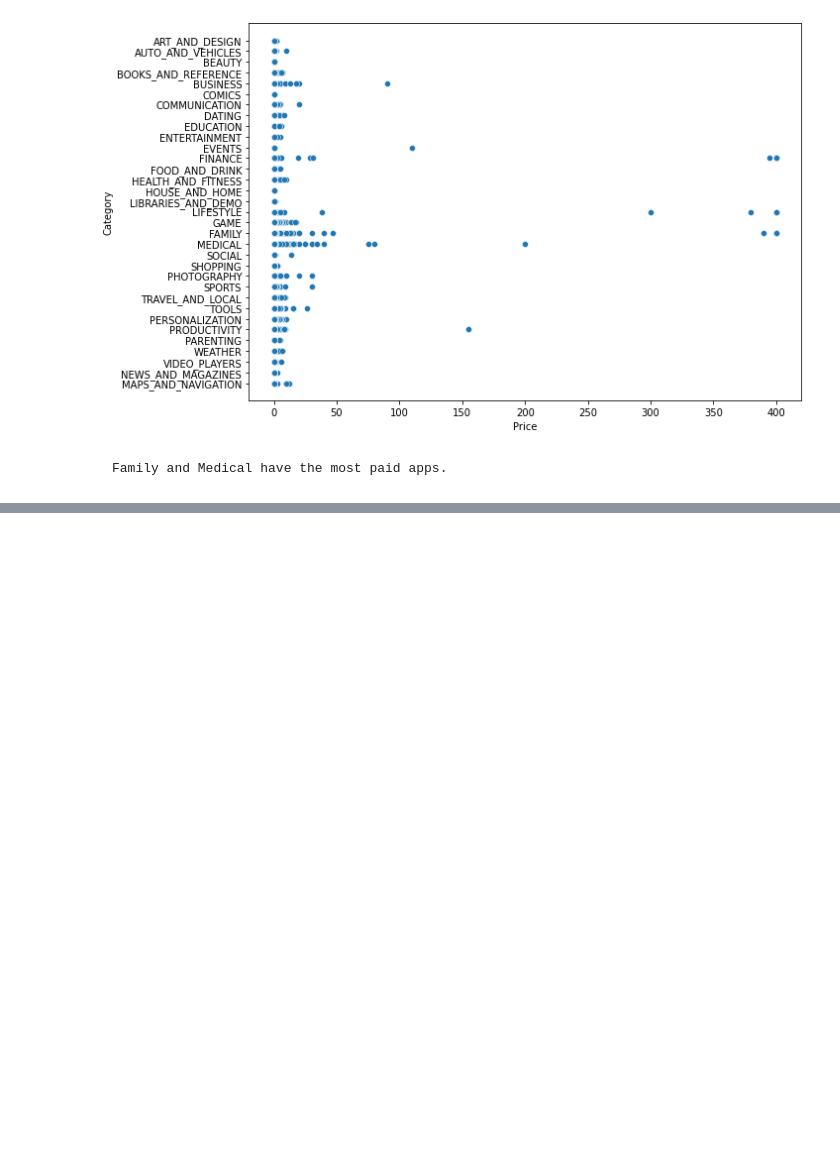
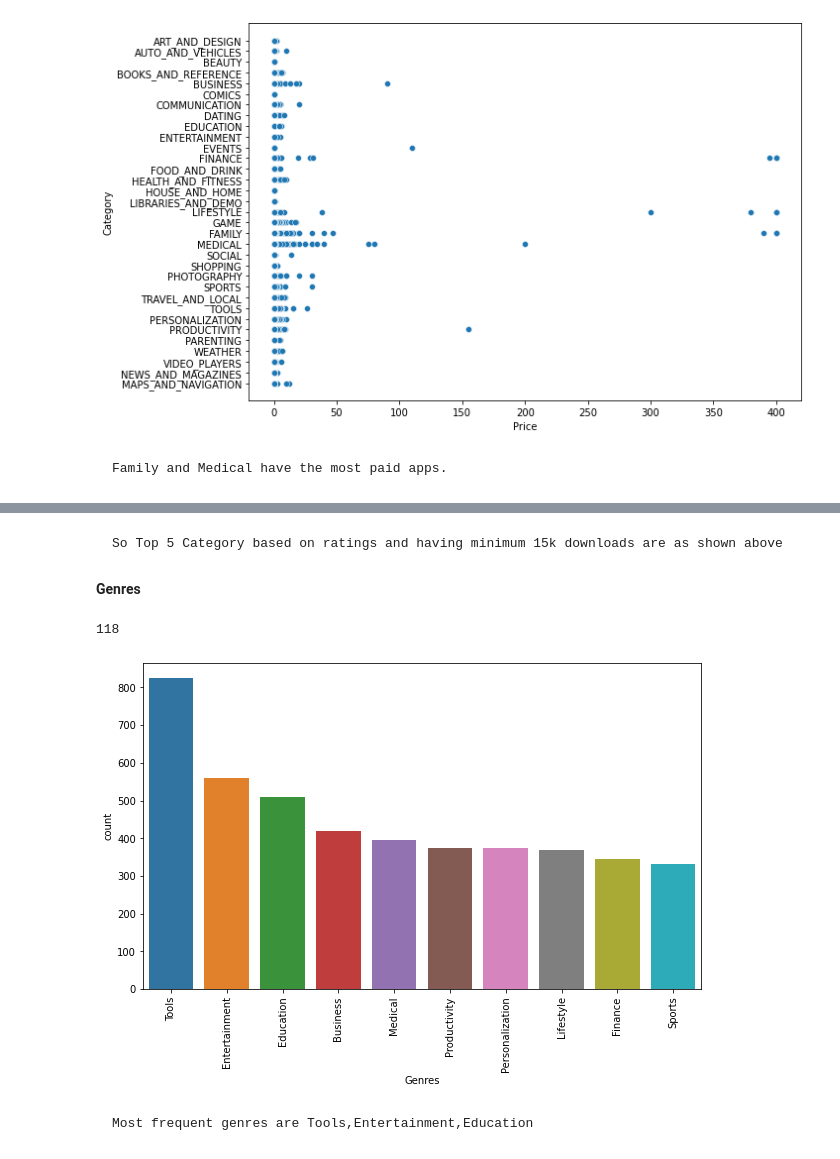
Before and after one commit to AjayUnique/EDA-playstore-app, a Jupyter notebook: Ajay_Tiwari_playstore.ipynb, the cells around one changed output, grey strips where cells are left out. Saved outputs shown, nothing was run; the diff lists cells and outputs as text; code cells hidden in the pictures; blank space fills up the shorter version.

```diff
--- a/Ajay_Tiwari_playstore.ipynb
+++ b/Ajay_Tiwari_playstore.ipynb
@@ -445,0 +506,17 @@ plt.show()
+# %% [markdown]
+    So Top 5 Category based on ratings and having minimum 15k downloads are as shown above
+# %% [markdown]
+**Genres**
+# %%
+playdf['Genres'].nunique()
+# %% [output]
+118
+# %%
+plt.figure(figsize=(10,6))
+sns.countplot(x=playdf['Genres'],order=pd.value_counts(playdf['Genres']).iloc[:10].index)
+plt.xticks(rotation=90)
+plt.show()
+# %% [output]
+[figure, added]
+# %% [markdown]
+    Most frequent genres are Tools,Entertainment,Education
```
Also changed, not shown: parts of 32 cells of this notebook.
